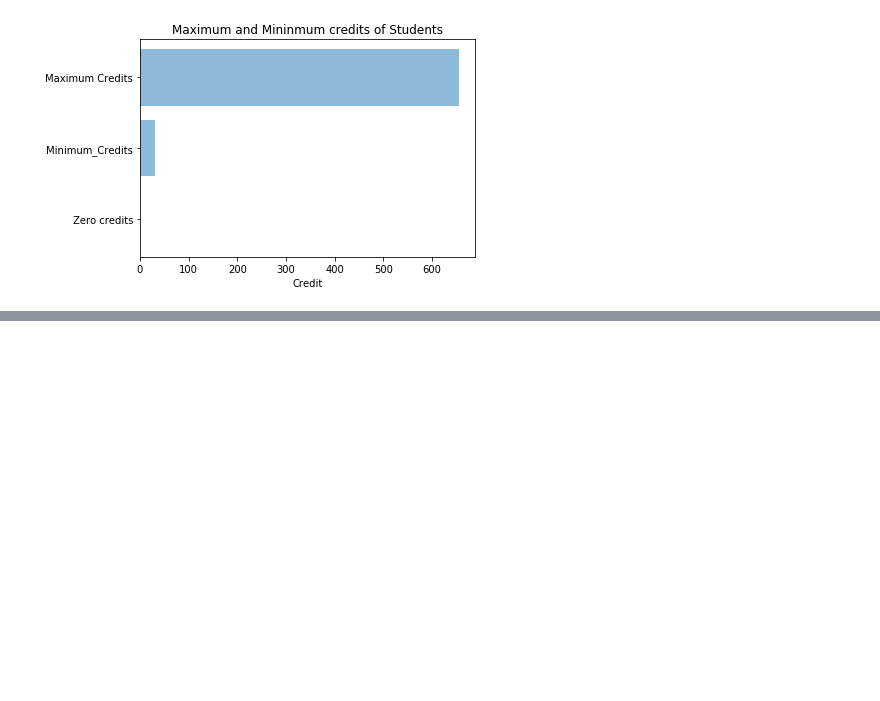
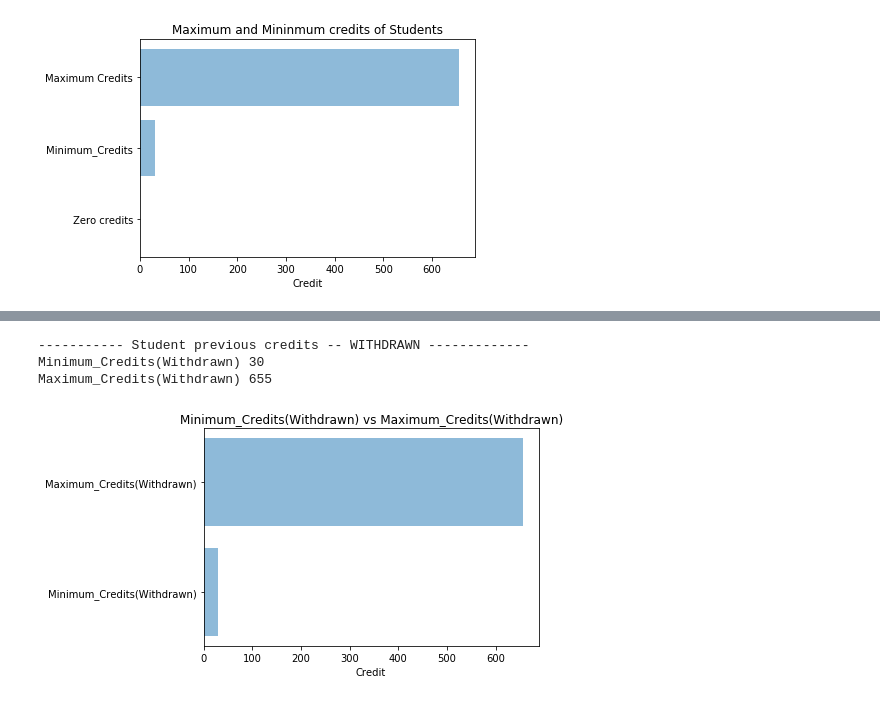
Before and after one commit to rayansami/behaviour-analysis, a Jupyter notebook: Analyzing_Open_University_Learning_Analytics_Dataset.ipynb, the cells around one changed output, grey strips where cells are left out. Drawn from its saved outputs; the diff is of its cells as text; code cells hidden in the pictures; blank space fills up the shorter version.

```diff
--- a/Analyzing_Open_University_Learning_Analytics_Dataset.ipynb
+++ b/Analyzing_Open_University_Learning_Analytics_Dataset.ipynb
@@ -475,0 +490,20 @@ Zero credits :  0
+# %%
+#get student past credits for withdrawing students
+withdrawn_student_info = student_info[student_info['final_result']=='Withdrawn']
+#print(withdrawn_student_info['studied_credits'].value_counts())
+print('Minimum_Credits(Withdrawn)',withdrawn_student_info['studied_credits'].min())
+print('Maximum_Credits(Withdrawn)',withdrawn_student_info['studied_credits'].max())
+
+objects = ('Minimum_Credits(Withdrawn)', 'Maximum_Credits(Withdrawn)')
+y_pos = np.arange(len(objects))
+performance = {(withdrawn_student_info['studied_credits'].min()), (withdrawn_student_info['studied_credits'].max())}
+plt.barh(y_pos, performance, align='center', alpha=0.5)
+plt.yticks(y_pos, objects)
+plt.xlabel('Credit')
+plt.title('Minimum_Credits(Withdrawn) vs Maximum_Credits(Withdrawn)')
+plt.show()
+# %% [output]
+----------- Student previous credits -- WITHDRAWN -------------
+Minimum_Credits(Withdrawn) 30
+Maximum_Credits(Withdrawn) 655
+[figure, added]
```
Also changed, not shown: parts of 3 cells of this notebook.
